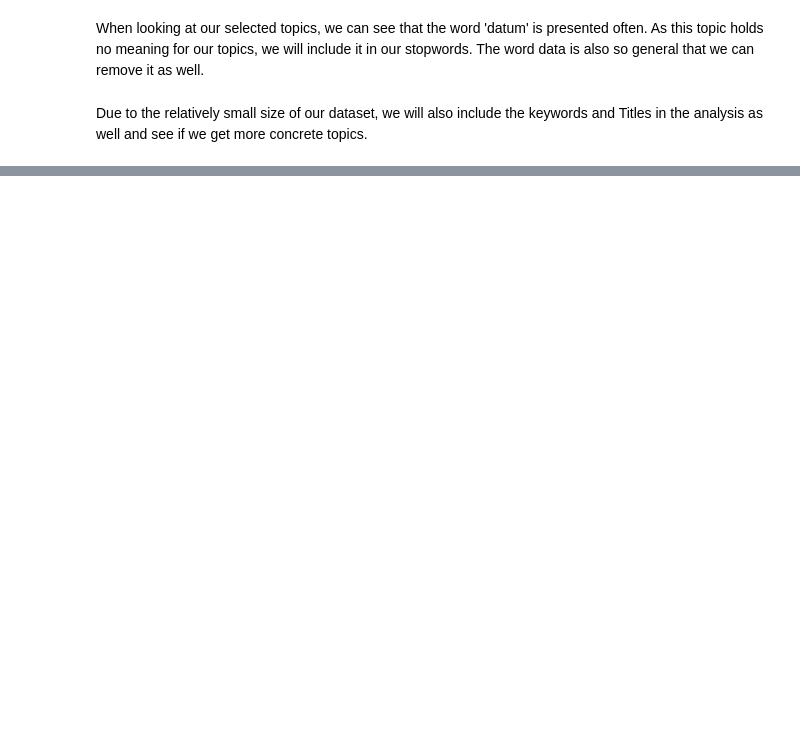
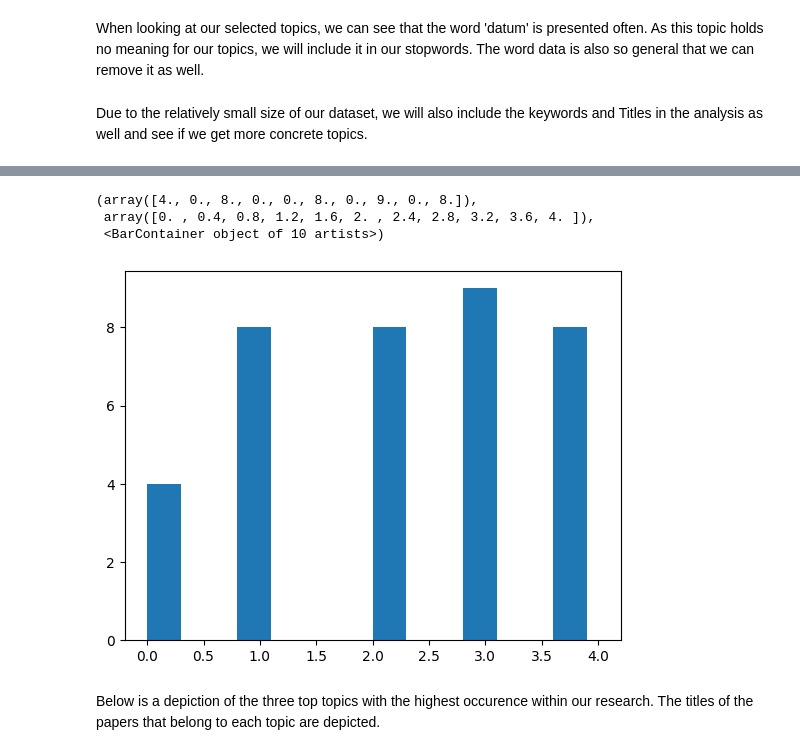
Before and after one commit to tklein98/Data_Quality_Assessment, a Jupyter notebook: Untitled.ipynb, the cells around one changed output, grey strips where cells are left out. Cells and saved outputs as stored; diff of their text form; code cells hidden in the pictures; blank space fills up the shorter version.

```diff
--- a/Untitled.ipynb
+++ b/Untitled.ipynb
@@ -296,7 +319,7 @@ By implementing the improvement steps, we can already see that our coherence sco
 # Build LDA model
 lda_model_2 = gensim.models.LdaMulticore(corpus=corpus_2,
                                        id2word=id2word_2,
-                                       num_topics=7,
+                                       num_topics=n_max_score,
                                        random_state=100,
                                        chunksize=100,
                                        passes=10,
@@ -327,0 +356,15 @@ doc_lda = lda_model_2[corpus]
+# %%
+#Showing probability distribution of example document from our LDA model
+
+document_index = 0
+document = corpus_2[document_index]
+topic_distribution = lda_model_2.get_document_topics(document)
+
+print(f"Topic distribution for document {document_index}:")
+for topic, prob in topic_distribution:
+    print(f"Topic {topic}: Probability {prob:.4f}")
+
+
+topic_with_highest_prob = max(topic_distribution, key=lambda x: x[1])
+print()
+print('highest probability: ',topic_with_highest_prob[1])
@@ -327,0 +380,20 @@ doc_lda = lda_model_2[corpus]
+# %%
+# Allocating predicted topic to each document and the model's assessed probability that the document belongs to that respective topic
+
+allocated_topic = []
+probabilities = []
+
+for i in range(len(corpus)):
+    document = corpus_2[i]
+    topic_distribution = lda_model_2.get_document_topics(document)
+
+    topic_with_highest_prob = max(topic_distribution, key=lambda x: x[1])
+    allocated_topic.append(topic_with_highest_prob[0])
+    probabilities.append(topic_with_highest_prob[1])
+# %%
+# Displaying information in new table
+
+topic_allocation = data.copy()
+topic_allocation['allocated_topic'] = allocated_topic
+topic_allocation['probabilities'] = probabilities
+topic_allocation.head()
@@ -327,0 +407,11 @@ doc_lda = lda_model_2[corpus]
+# %%
+# Showing distribution of documents assigned to respective topics
+
+plt.hist(topic_allocation['allocated_topic'],width=0.3)
+# %% [output]
+(array([4., 0., 8., 0., 0., 8., 0., 9., 0., 8.]),
+ array([0. , 0.4, 0.8, 1.2, 1.6, 2. , 2.4, 2.8, 3.2, 3.6, 4. ]),
+ <BarContainer object of 10 artists>)
+[figure, added]
+# %% [markdown]
+Below is a depiction of the three top topics with the highest occurence within our research. The titles of the papers that belong to each topic are depicted.
```
Also changed, not shown: parts of 28 cells of this notebook.
